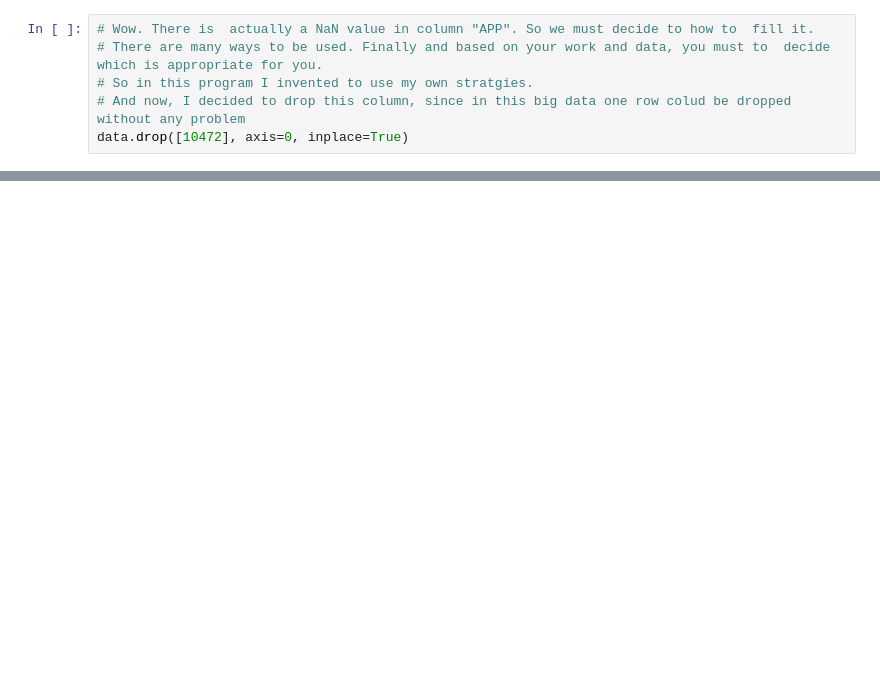
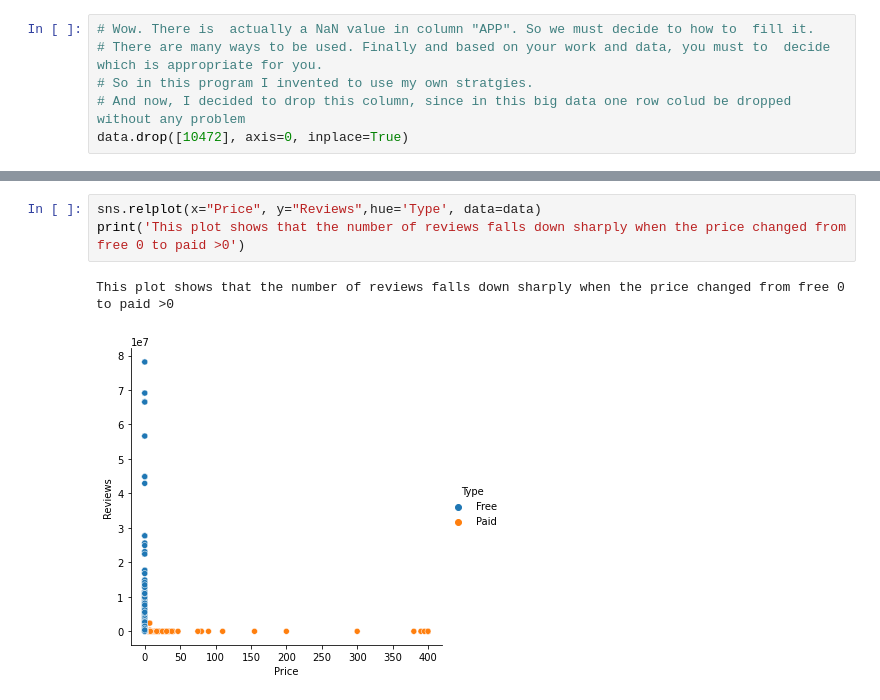
Before and after one commit to Mohammad-Amirifard/eda, a Jupyter notebook: EDA.ipynb, the cells around one changed output, grey strips where cells are left out. Drawn from its saved outputs; the diff is of its cells as text; blank space fills up the shorter version.

```diff
--- a/EDA.ipynb
+++ b/EDA.ipynb
@@ -405,0 +491,6 @@ memory usage: 946.8 KB
+# %%
+sns.relplot(x="Price", y="Reviews",hue='Type', data=data)
+print('This plot shows that the number of reviews falls down sharply when the price changed from free 0 to paid >0')
+# %% [output]
+This plot shows that the number of reviews falls down sharply when the price changed from free 0 to paid >0
+[figure, added]
```
Also changed, not shown: parts of 42 cells of this notebook.
